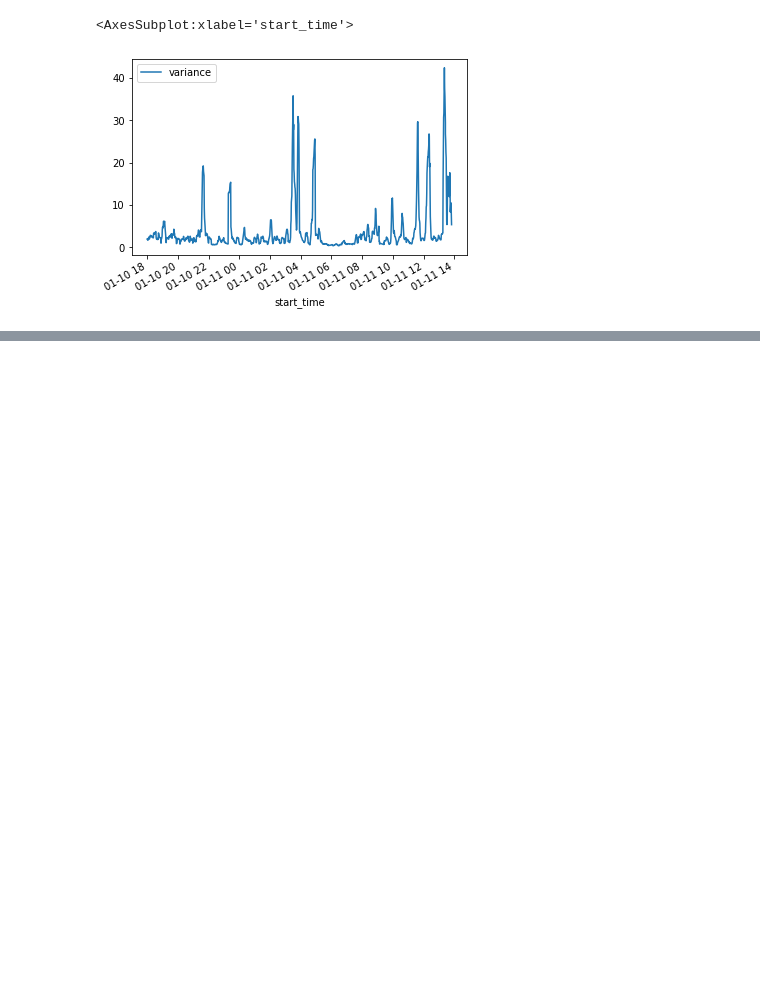
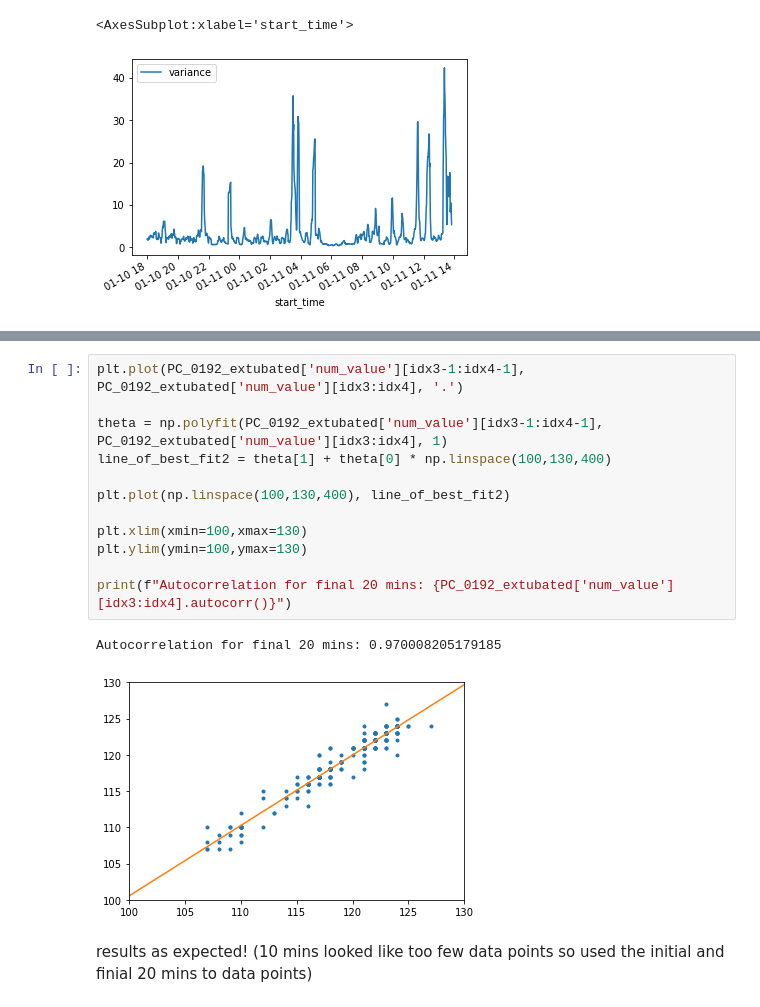
Before and after one commit to l-khali/old_In2Research, a Jupyter notebook: PC-0192_analysis.ipynb, the cells around one changed output, grey strips where cells are left out. Drawn from its saved outputs; the diff is of its cells as text; blank space fills up the shorter version.

```diff
--- a/PC-0192_analysis.ipynb
+++ b/PC-0192_analysis.ipynb
@@ -291,0 +322,18 @@ rough notes:
+# %%
+plt.plot(PC_0192_extubated['num_value'][idx3-1:idx4-1], PC_0192_extubated['num_value'][idx3:idx4], '.')
+
+theta = np.polyfit(PC_0192_extubated['num_value'][idx3-1:idx4-1], PC_0192_extubated['num_value'][idx3:idx4], 1)
+line_of_best_fit2 = theta[1] + theta[0] * np.linspace(100,130,400)
+
+plt.plot(np.linspace(100,130,400), line_of_best_fit2)
+
+plt.xlim(xmin=100,xmax=130)
+plt.ylim(ymin=100,ymax=130)
+
+print(f"Autocorrelation for final 20 mins: {PC_0192_extubated['num_value'][idx3:idx4].autocorr()}")
+# %% [output]
+Autocorrelation for final 20 mins: 0.970008205179185
+[figure, added]
+# %% [markdown]
+results as expected!
+(10 mins looked like too few data points so used the initial and finial 20 mins to data points)
```
Also changed, not shown: parts of 6 cells of this notebook.
